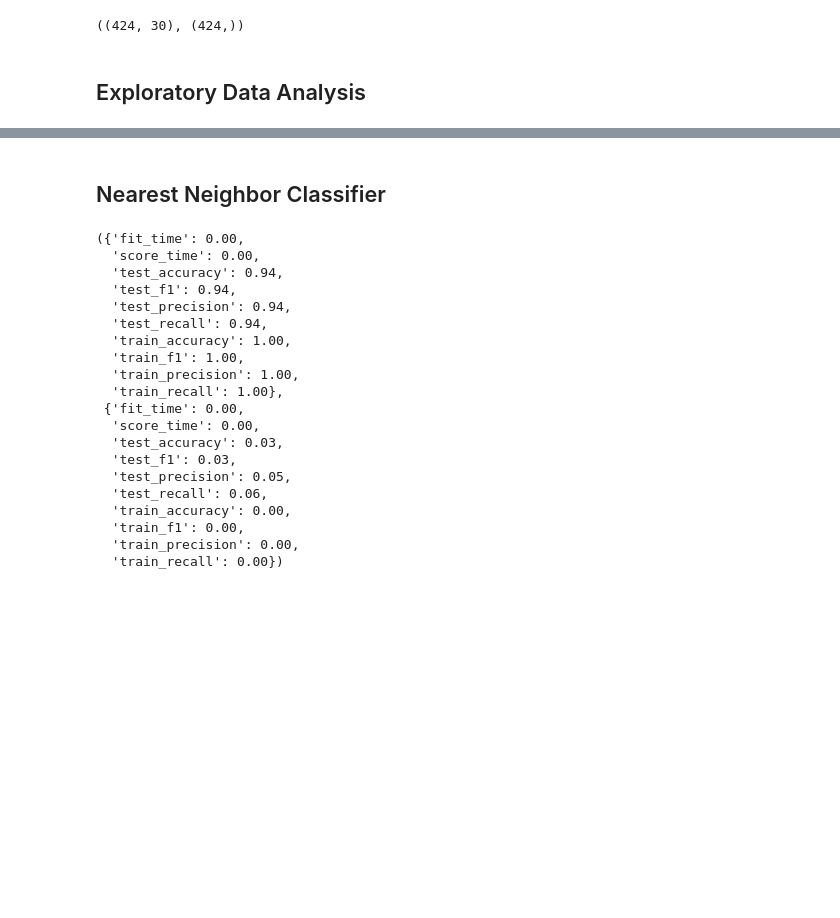
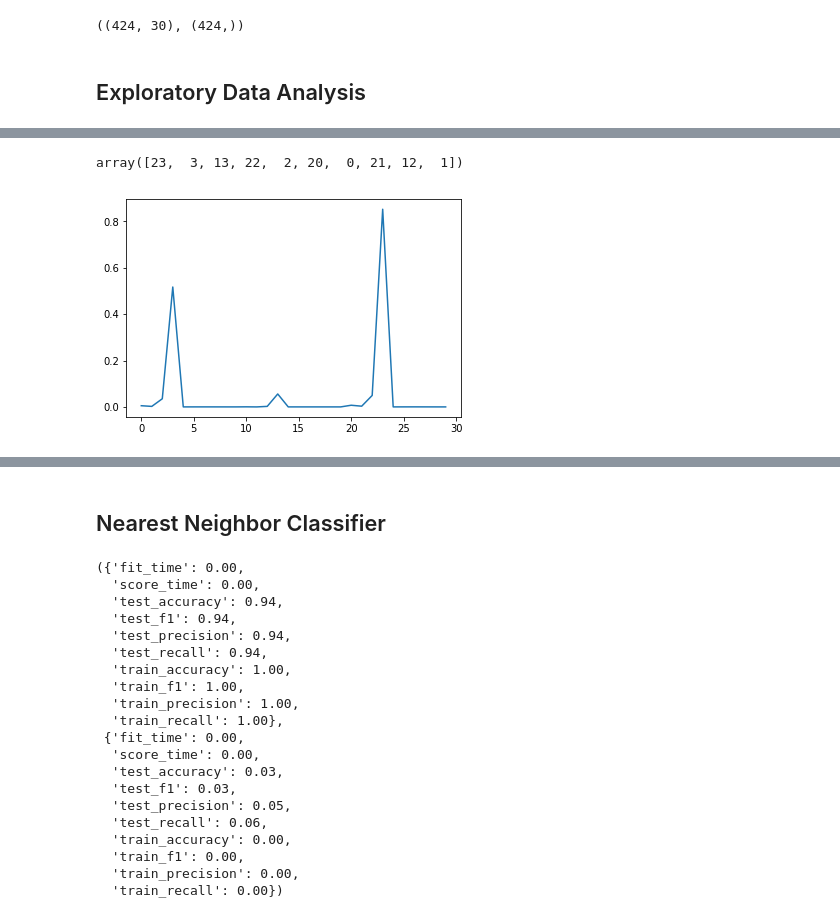
Before and after one commit to ahmadnish/FOML2017, a Jupyter notebook: jannik.ipynb, the cells around one changed output, grey strips where cells are left out. Cells and saved outputs as stored; diff of their text form; code cells hidden in the pictures; blank space fills up the shorter version.

```diff
--- a/jannik.ipynb
+++ b/jannik.ipynb
@@ -74,0 +111,8 @@ X_balanced.shape, Y_balanced.shape
+# %%
+max_vec = pca.components_[0,:]
+plt.plot(max_vec)
+max_props = np.argsort(max_vec)[::-1][0:10]
+max_props
+# %% [output]
+array([23,  3, 13, 22,  2, 20,  0, 21, 12,  1])
+[figure, added]
```
Also changed, not shown: parts of 12 cells of this notebook.
